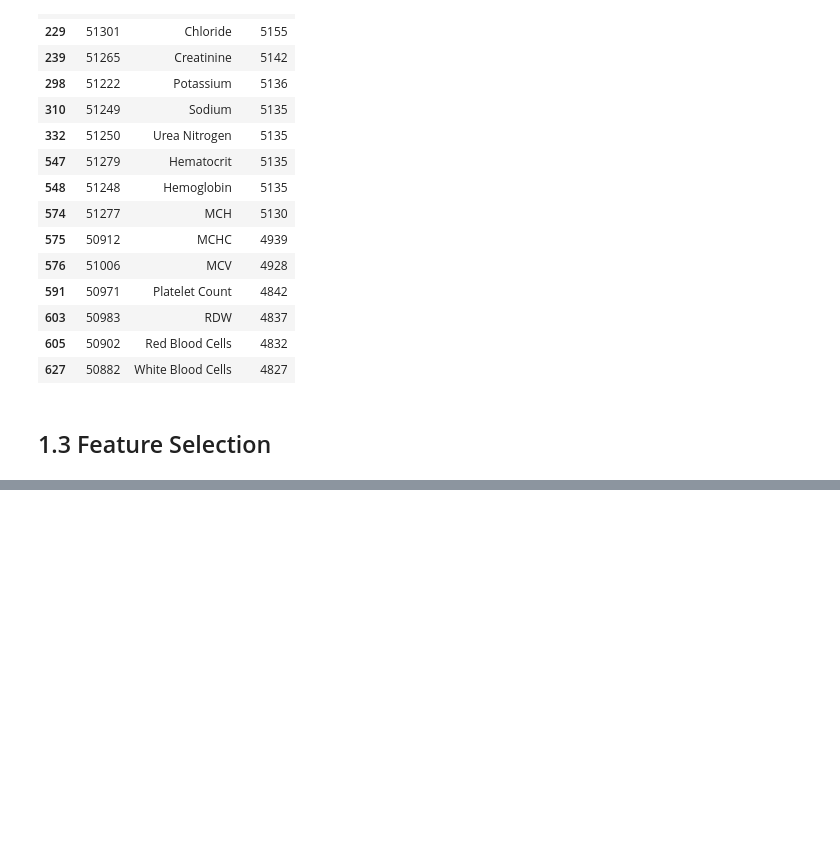
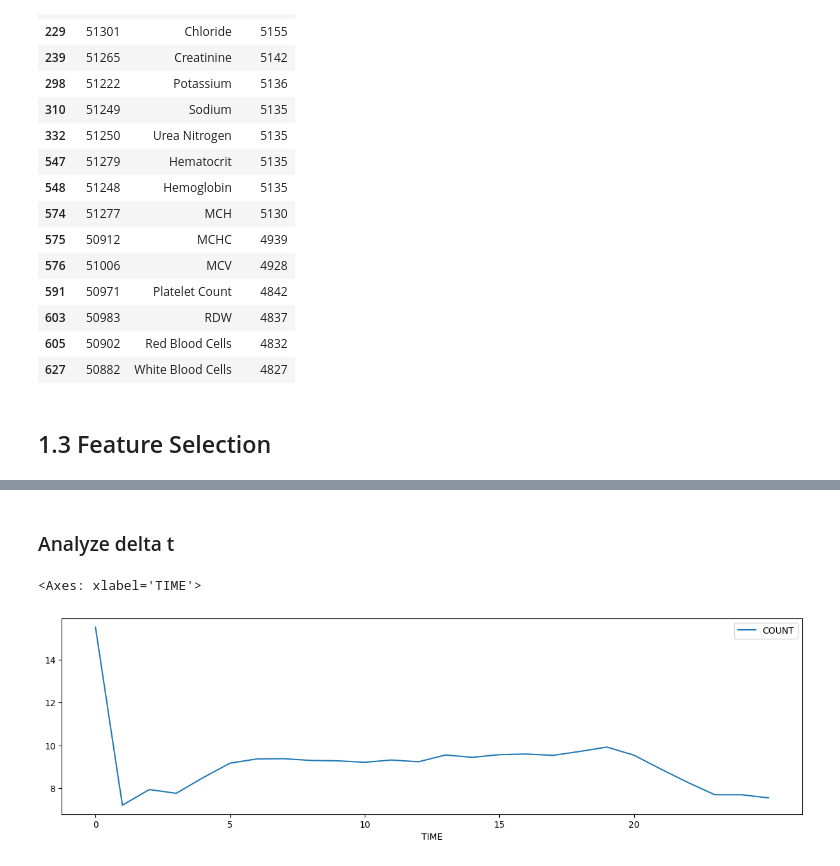
Before and after one commit to 23233408/CAPSTONE, a Jupyter notebook: Kha Huynh/Data cleansing/Datacleaning.ipynb, the cells around one changed output, grey strips where cells are left out. Saved outputs shown, nothing was run; the diff lists cells and outputs as text; code cells hidden in the pictures; blank space fills up the shorter version.

Commit message:
create EDA for delta t

```diff
--- a/Kha Huynh/Data cleansing/Datacleaning.ipynb
+++ b/Kha Huynh/Data cleansing/Datacleaning.ipynb
@@ -387,6 +390,14 @@ get_top_common_labevents(hours=4, top_n=15, IS_SEPSIS=1)
 # %% [markdown]
 ## 1.3 Feature Selection
 # %%
+def get_admittime(x):
+  x = x.sort_values(['CHARTTIME'])
+  min_charttime = x.iloc[0]['CHARTTIME']
+  new_admittime = x.iloc[0].ADMITTIME
+  if min_charttime < new_admittime:
+    new_admittime = min_charttime
+  return new_admittime
+
 def create_potential_events_file(potential_icd9_code_file, hours=48):
   # potential_icd9_code = pd.read_csv(ROOT_DIR / 'data/potential_icd9.csv')
   potential_icd9_code = pd.read_csv(potential_icd9_code_file)
@@ -396,10 +407,11 @@ def create_potential_events_file(potential_icd9_code_file, hours=48):
   potential_cases = df_demographic[df_demographic.IS_SEPSIS==1][['SUBJECT_ID', 'HADM_ID', 'ADMITTIME', 'IS_SEPSIS']].merge(potential_cases[['SUBJECT_ID', 'HADM_ID']])
   potential_cases = df_labevents.merge(potential_cases, on=['SUBJECT_ID', 'HADM_ID'])[['SUBJECT_ID', 'HADM_ID', 'ITEMID', 'ADMITTIME', 'CHARTTIME', 'FLAG']]
 
-  potential_cases['TIME'] = np.where(potential_cases.CHARTTIME > potential_cases.ADMITTIME,
-                        np.ceil((potential_cases.CHARTTIME - potential_cases.ADMITTIME).dt.total_seconds() / 3600),
-                        np.floor((potential_cases.CHARTTIME - potential_cases.ADMITTIME).dt.total_seconds() / 3600))
-  potential_cases = potential_cases[(potential_cases.TIME <= hours) & (potential_cases.TIME >= -hours)]
+  new_admittime = potential_cases.groupby(['SUBJECT_ID', 'HADM_ID']).apply(lambda x: get_admittime(x)).reset_index(name='NEW_ADMITTIME')
+  potential_cases = potential_cases.merge(new_admittime, on=['SUBJECT_ID', 'HADM_ID'])
+
+  potential_cases['TIME'] = np.ceil((potential_cases.CHARTTIME - potential_cases.NEW_ADMITTIME).dt.total_seconds() / 3600)
+  potential_cases = potential_cases[(potential_cases.TIME <= hours)]
   potential_cases = potential_cases.merge(df_desc_labitems[['ITEMID', 'LABEL', 'FLUID']], on=['ITEMID'])
 
   out_file_abnormal = ROOT_DIR / 'data/output_csv/potential_events_abnormal.csv'
@@ -419,3 +428,35 @@ sepsis_cases = sepsis_cases.merge(df_desc_icd[['ICD9_CODE', 'SHORT_TITLE']], on=
 common_icd = sepsis_cases.groupby(['ICD9_CODE', 'SHORT_TITLE']).apply(lambda x: len(x.drop_duplicates(['SUBJECT_ID', 'HADM_ID']))).sort_values(ascending=False).reset_index(name='COUNT')
 common_icd = common_icd.head(20)
 my_util.save_csv(common_icd, ROOT_DIR / 'data/potential_icd9.csv')
+# %% [markdown]
+### Analyze delta t
+# %%
+def get_admittime(x):
+  x = x.sort_values(['CHARTTIME'])
+  min_charttime = x.iloc[0]['CHARTTIME']
+  new_admittime = x.iloc[0].ADMITTIME
+  if min_charttime < new_admittime:
+    new_admittime = min_charttime
+  return new_admittime
+
+def create_labevents_with_time(hours=48):
+  potential_cases = df_labevents.merge(df_demographic[['SUBJECT_ID', 'HADM_ID', 'ADMITTIME', 'IS_SEPSIS']], on=['SUBJECT_ID', 'HADM_ID'])
+
+  new_admittime = potential_cases.groupby(['SUBJECT_ID', 'HADM_ID']).apply(lambda x: get_admittime(x)).reset_index(name='NEW_ADMITTIME')
+  potential_cases = potential_cases.merge(new_admittime, on=['SUBJECT_ID', 'HADM_ID'])
+
+  potential_cases['TIME'] = np.ceil((potential_cases.CHARTTIME - potential_cases.NEW_ADMITTIME).dt.total_seconds() / 3600)
+  potential_cases = potential_cases[(potential_cases.TIME <= hours)]
+  potential_cases = potential_cases.merge(df_desc_labitems[['ITEMID', 'LABEL', 'FLUID']], on=['ITEMID'])
+
+  out_file_abnormal = ROOT_DIR / 'data/output_csv/labevents_with_time.csv'
+  my_util.save_csv(potential_cases, out_file_abnormal)
+  return potential_cases
+
+a = create_labevents_with_time()
+# %%
+df_chart = a[a.ITEMID.isin(pontential_events.ITEMID)].groupby(['TIME']).apply(lambda x: len(x)/len(x.HADM_ID.unique())).reset_index(name='COUNT')
+df_chart[df_chart.TIME<=25].plot(kind='line', x='TIME', y='COUNT', xticks=list(range(0, 25,5)), figsize=(15,4))
+# %% [output]
+<Axes: xlabel='TIME'>
+[figure, added]
```
Also changed, not shown: parts of 8 cells of this notebook.
